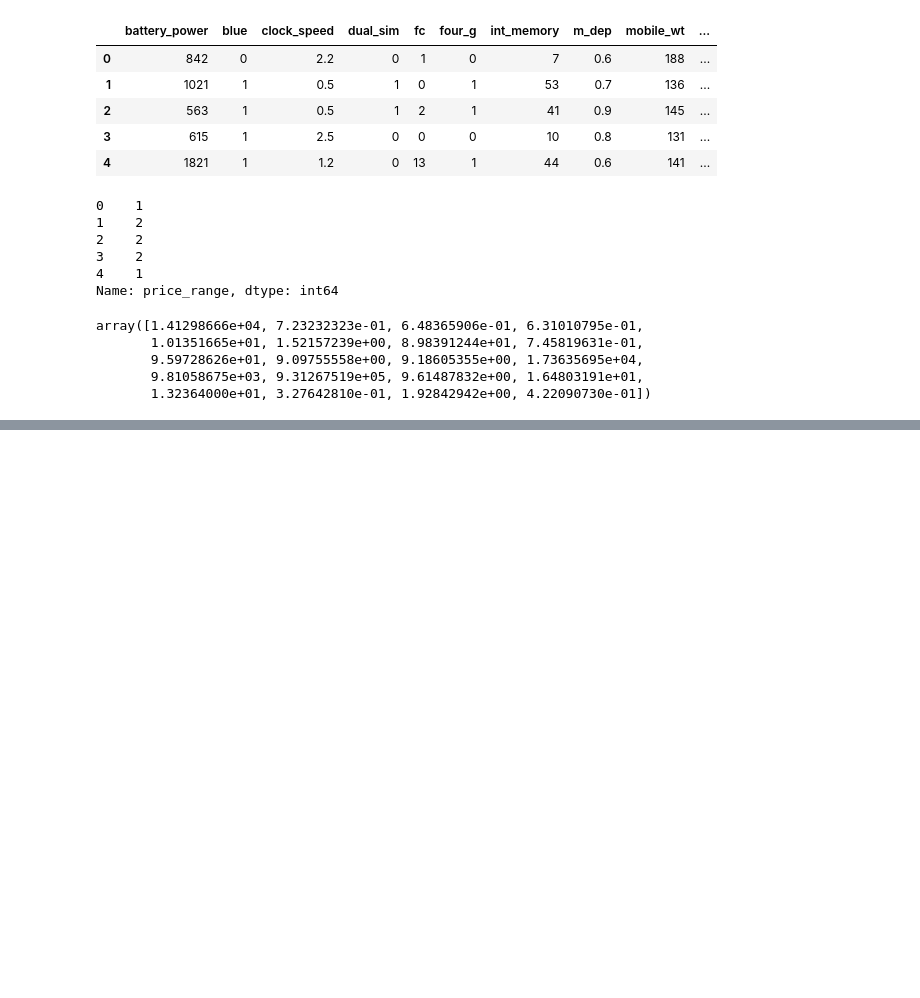
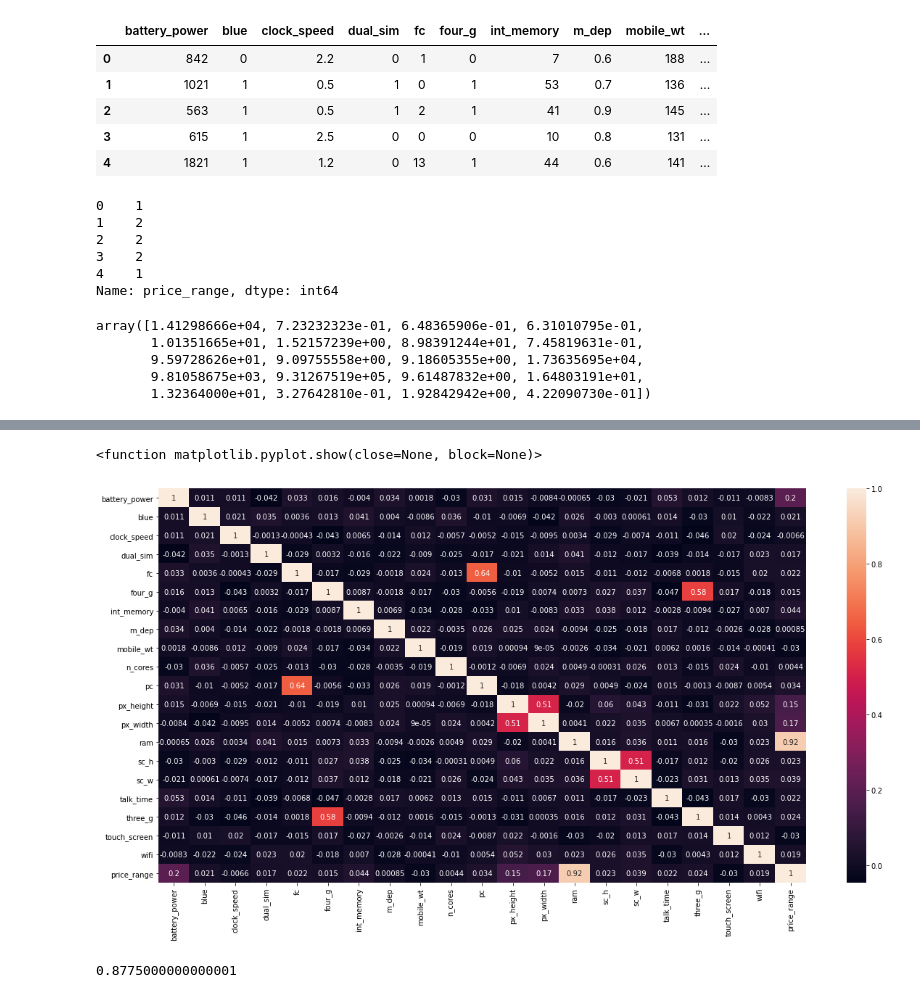
Before and after one commit to roboanonymous/Mobile_Price_Classification, a Jupyter notebook: Mobile Price Classification.ipynb, the cells around one changed output, grey strips where cells are left out. Saved outputs shown, nothing was run; the diff lists cells and outputs as text; code cells hidden in the pictures; blank space fills up the shorter version.

```diff
--- a/Mobile Price Classification.ipynb
+++ b/Mobile Price Classification.ipynb
@@ -83,0 +92,2 @@ featurescores.sort_values(by = 'score', ascending = False)
+# %%
+data_corr = data.corr()
@@ -83,0 +115,7 @@ featurescores.sort_values(by = 'score', ascending = False)
+# %%
+plt.figure(figsize= (20,10))
+sns.heatmap(data_corr, annot = True)
+plt.show
+# %% [output]
+<function matplotlib.pyplot.show(close=None, block=None)>
+[figure, added]
@@ -83,0 +128,4 @@ featurescores.sort_values(by = 'score', ascending = False)
+# %%
+scores.mean()
+# %% [output]
+0.8775000000000001
```
Also changed, not shown: parts of 15 cells of this notebook.
